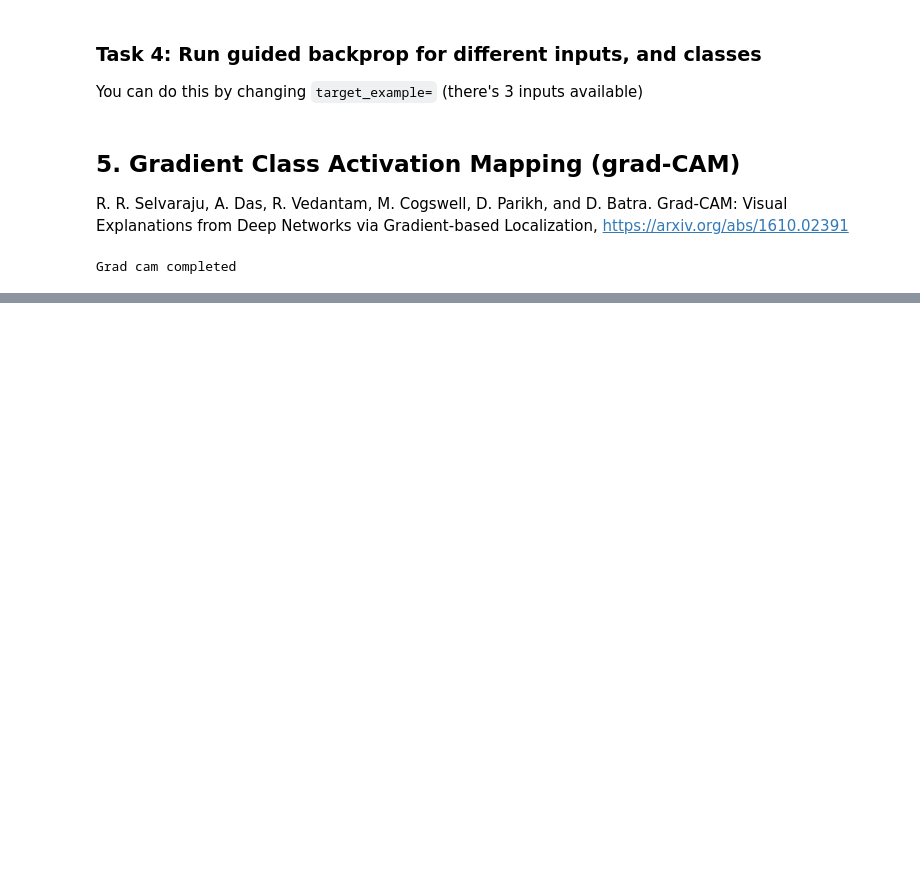
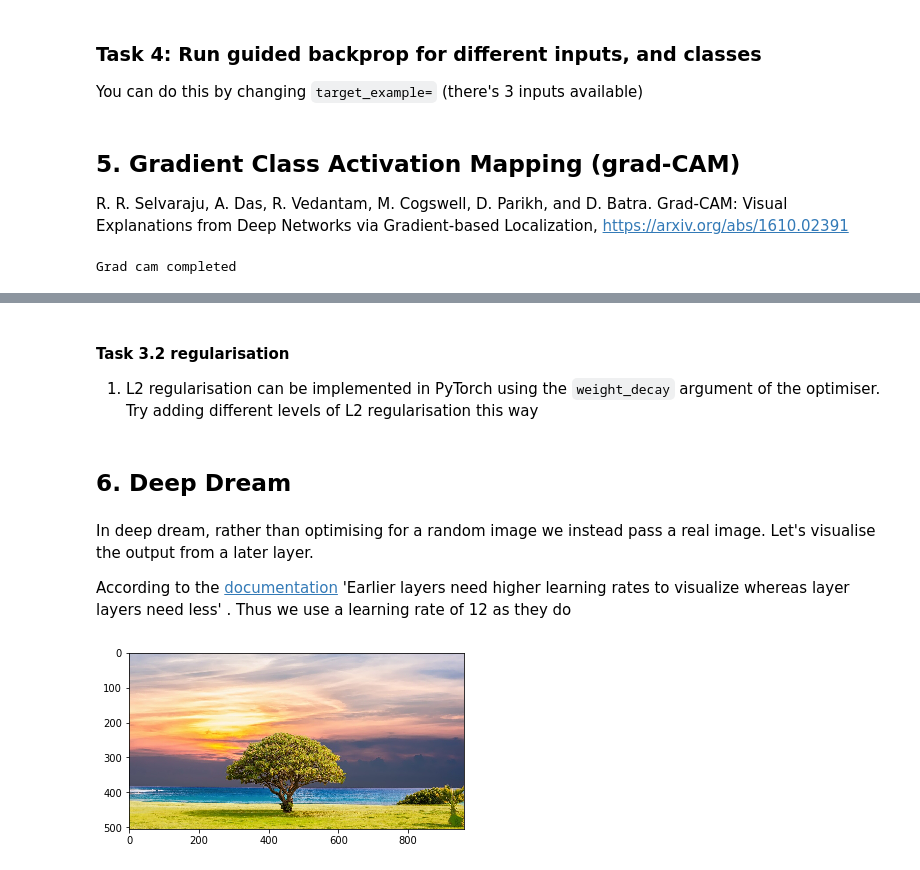
Before and after one commit to CherBass/pytorch_tutorials, a Jupyter notebook: interpretability_tutorial.ipynb, the cells around one changed output, grey strips where cells are left out. Saved outputs shown, nothing was run; the diff lists cells and outputs as text; code cells hidden in the pictures; blank space fills up the shorter version.

```diff
--- a/interpretability_tutorial.ipynb
+++ b/interpretability_tutorial.ipynb
@@ -913,0 +998,29 @@ Grad cam completed
+# %% [markdown]
+#### Task 3.2 regularisation
+
+1. L2 regularisation can be implemented in PyTorch using the `weight_decay` argument of the optimiser. Try adding different levels of L2 regularisation this way
+# %% [markdown]
+## 6. Deep Dream
+# %% [markdown]
+In deep dream, rather than optimising for a random image we instead pass a real image. Let's visualise the output from a later layer.
+
+According to the [documentation](https://github.com/utkuozbulak/pytorch-cnn-visualizations/blob/master/src/deep_dream.py) 'Earlier layers need higher learning rates to visualize whereas layer layers need less' . Thus we use a learning rate of 12 as they do
+# %%
+# THIS OPERATION IS MEMORY HUNGRY! #
+# Because of the selected image is very large
+# If it gives out of memory error or locks the computer
+# Try it with a smaller image
+cnn_layer = 34
+filter_pos = 94
+
+pretrained_model = models.vgg19(pretrained=True).features
+
+im_path = './visualizations/input_images/dd_tree.jpg'
+
+image=Image.open(im_path).convert('RGB')
+plt.imshow(image)
+plt.show()
+
+processed_image = preprocess_image(image, True)
+# %% [output]
+[figure, added]
```
Also changed, not shown: parts of 26 cells of this notebook.
